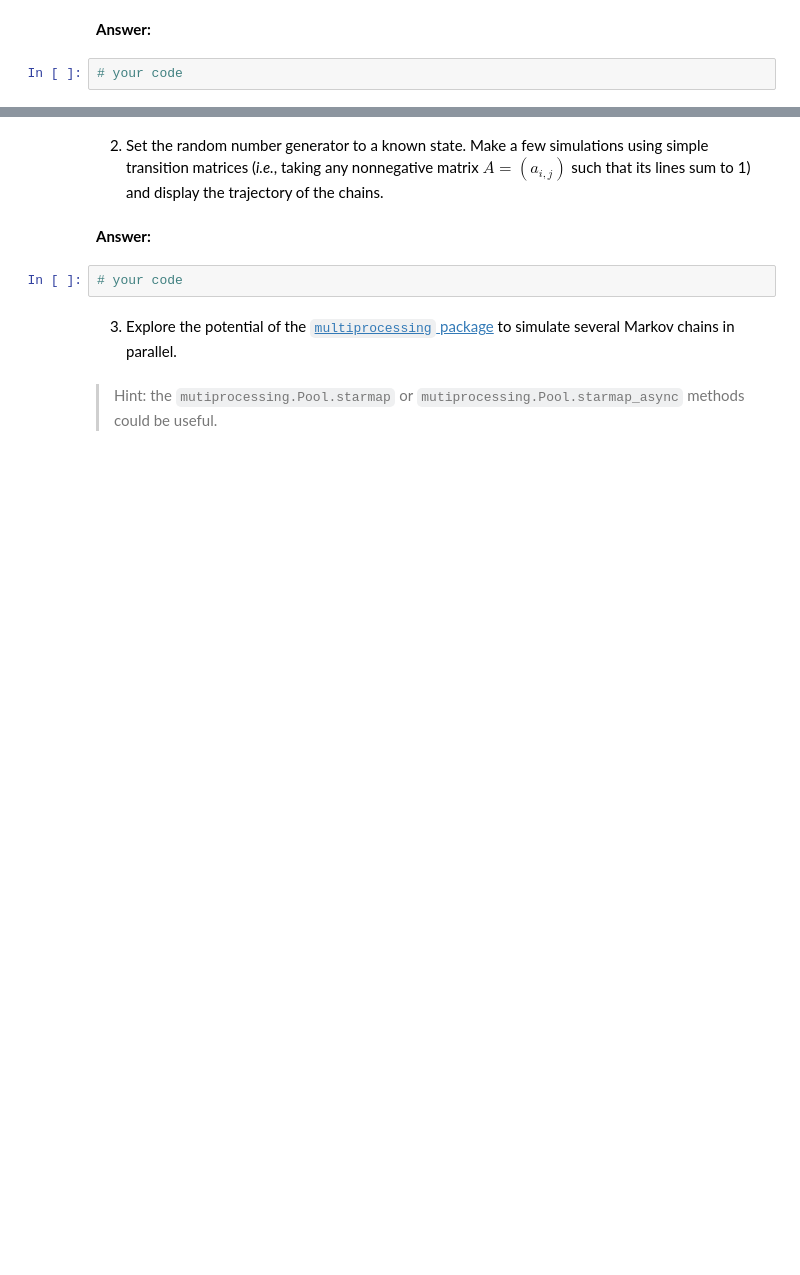
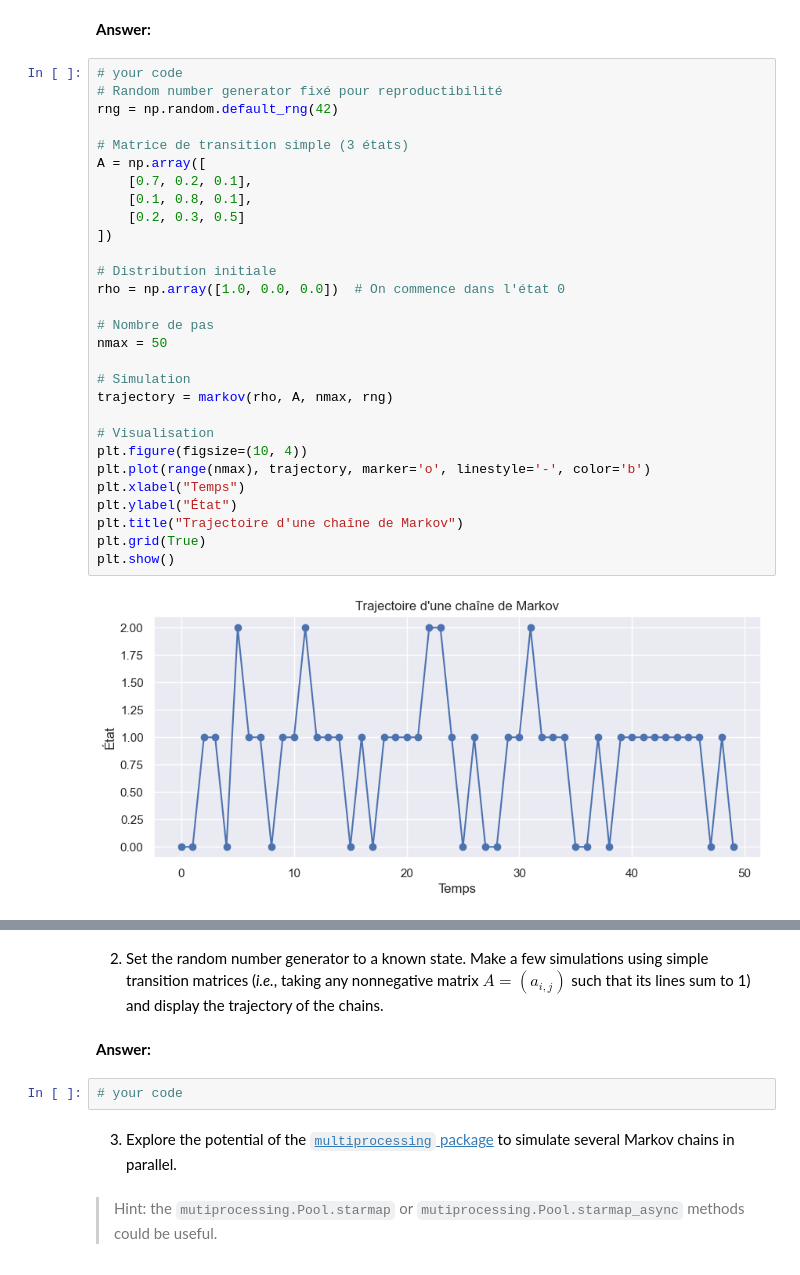
Before and after one commit to marcaIL/python_sdia, a Jupyter notebook: Labs/Lab5/lab5.ipynb, the cells around one changed output, grey strips where cells are left out. Drawn from its saved outputs; the diff is of its cells as text; blank space fills up the shorter version.

```diff
--- a/Labs/Lab5/lab5.ipynb
+++ b/Labs/Lab5/lab5.ipynb
@@ -193,5 +232,34 @@ Here is an example of execution :
 ![alternatvie text](img/For_CourseM.png)
 # %% [markdown]
 **Answer:**
-# %%
-# your code
+# %%
+# your code
+# Random number generator fixé pour reproductibilité
+rng = np.random.default_rng(42)
+
+# Matrice de transition simple (3 états)
+A = np.array([
+    [0.7, 0.2, 0.1],
+    [0.1, 0.8, 0.1],
+    [0.2, 0.3, 0.5]
+])
+
+# Distribution initiale
+rho = np.array([1.0, 0.0, 0.0])  # On commence dans l'état 0
+
+# Nombre de pas
+nmax = 50
+
+# Simulation
+trajectory = markov(rho, A, nmax, rng)
+
+# Visualisation
+plt.figure(figsize=(10, 4))
+plt.plot(range(nmax), trajectory, marker='o', linestyle='-', color='b')
+plt.xlabel("Temps")
+plt.ylabel("État")
+plt.title("Trajectoire d'une chaîne de Markov")
+plt.grid(True)
+plt.show()
+# %% [output]
+[figure, added]
```
Also changed, not shown: parts of 3 cells of this notebook.
